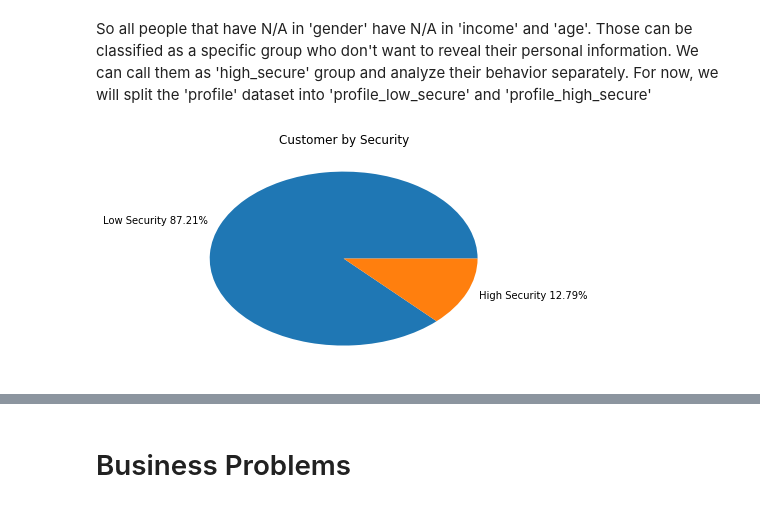
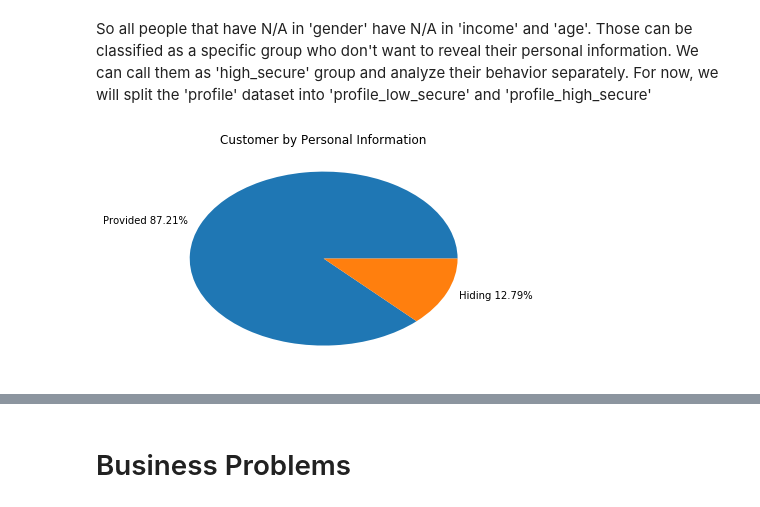
Before and after one commit to QMaiNguyen/Udacity-Capstone-PJ, a Jupyter notebook: Starbucks_Capstone_notebook.ipynb, the cells around one changed output, grey strips where cells are left out. Drawn from its saved outputs; the diff is of its cells as text; code cells hidden in the pictures.

```diff
--- a/Starbucks_Capstone_notebook.ipynb
+++ b/Starbucks_Capstone_notebook.ipynb
@@ -406,9 +406,9 @@ For now, we will split the 'profile' dataset into 'profile_low_secure' and 'prof
 # %%
 # We can see here the portion of the 2 groups
 security_portion = profile.groupby(profile['gender'].isnull()).size().values*100/profile['person_id'].count()
 plt.pie(security_portion,
-        labels=[f'Low Security {round(security_portion[0],2)}%',f'High Security {round(security_portion[1],2)}%'])
-plt.title("Customer by Security")
+        labels=[f'Provided {round(security_portion[0],2)}%',f'Hiding {round(security_portion[1],2)}%'])
+plt.title("Customer by Personal Information")
 plt.show()
 # %% [output]
-[figure, old version]
+[figure, new version]
```
Also changed, not shown: parts of 70 cells of this notebook.
